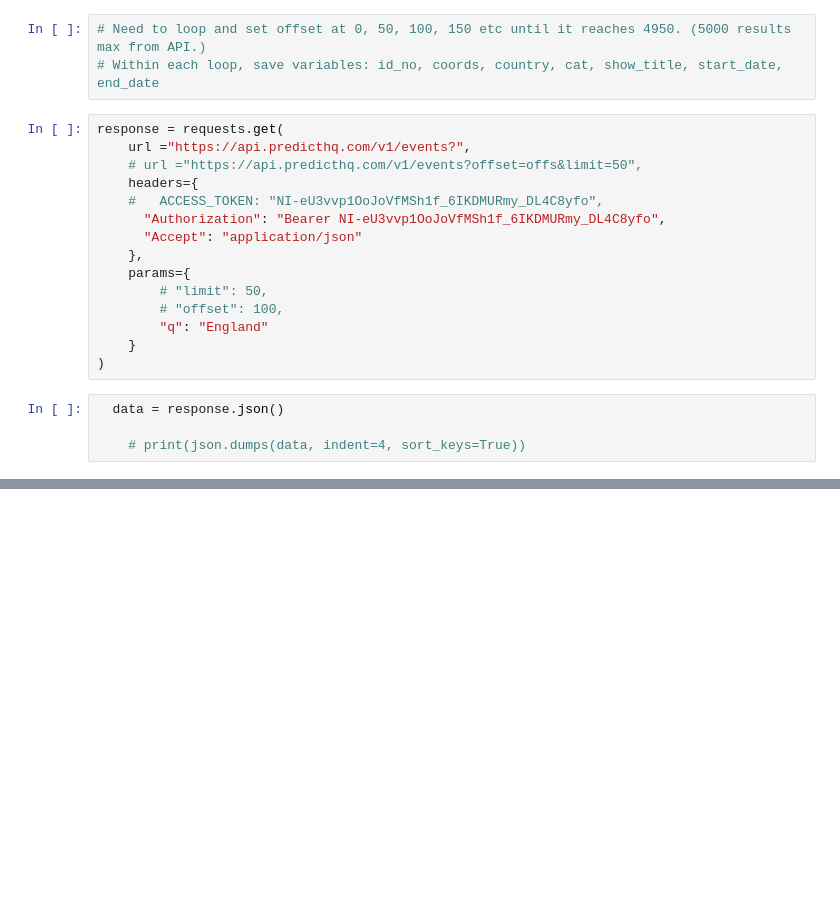
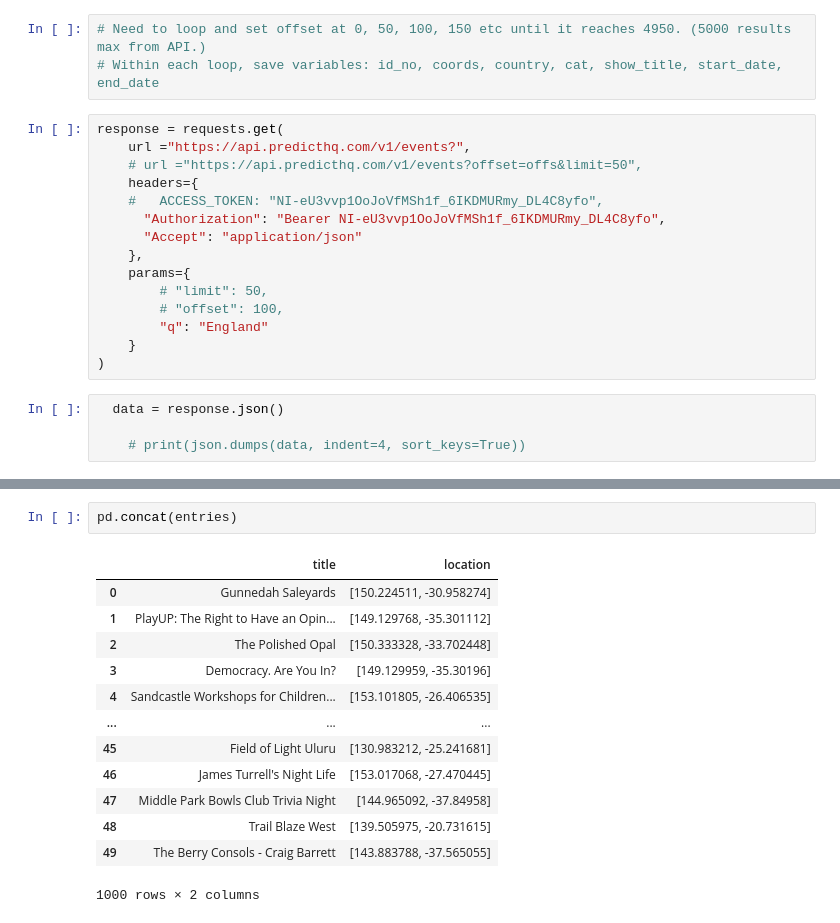
Before and after one commit to annabelcheong/project2, a Jupyter notebook: events.ipynb, the cells around one changed output, grey strips where cells are left out. Cells and saved outputs as stored; diff of their text form; blank space fills up the shorter version.

Commit message:
concatonated pandaframes

```diff
--- a/events.ipynb
+++ b/events.ipynb
@@ -188,2 +238,18 @@ response = requests.get(
+# %%
+pd.concat(entries)
+# %% [output]
+|  | title | location |
+| 0 | Gunnedah Saleyards | [150.224511, -30.958274] |
+| 1 | PlayUP: The Right to Have an Opin... | [149.129768, -35.301112] |
+| 2 | The Polished Opal | [150.333328, -33.702448] |
+| 3 | Democracy. Are You In? | [149.129959, -35.30196] |
+| 4 | Sandcastle Workshops for Children... | [153.101805, -26.406535] |
+| ... | ... | ... |
+| 45 | Field of Light Uluru | [130.983212, -25.241681] |
+| 46 | James Turrell's Night Life | [153.017068, -27.470445] |
+| 47 | Middle Park Bowls Club Trivia Night | [144.965092, -37.84958] |
+| 48 | Trail Blaze West | [139.505975, -20.731615] |
+| 49 | The Berry Consols - Craig Barrett | [143.883788, -37.565055] |
+1000 rows × 2 columns
 # %%
 events_df = pd.json_normalize(data, ['results'], errors='ignore')
```
Also changed, not shown: parts of 10 cells of this notebook.
